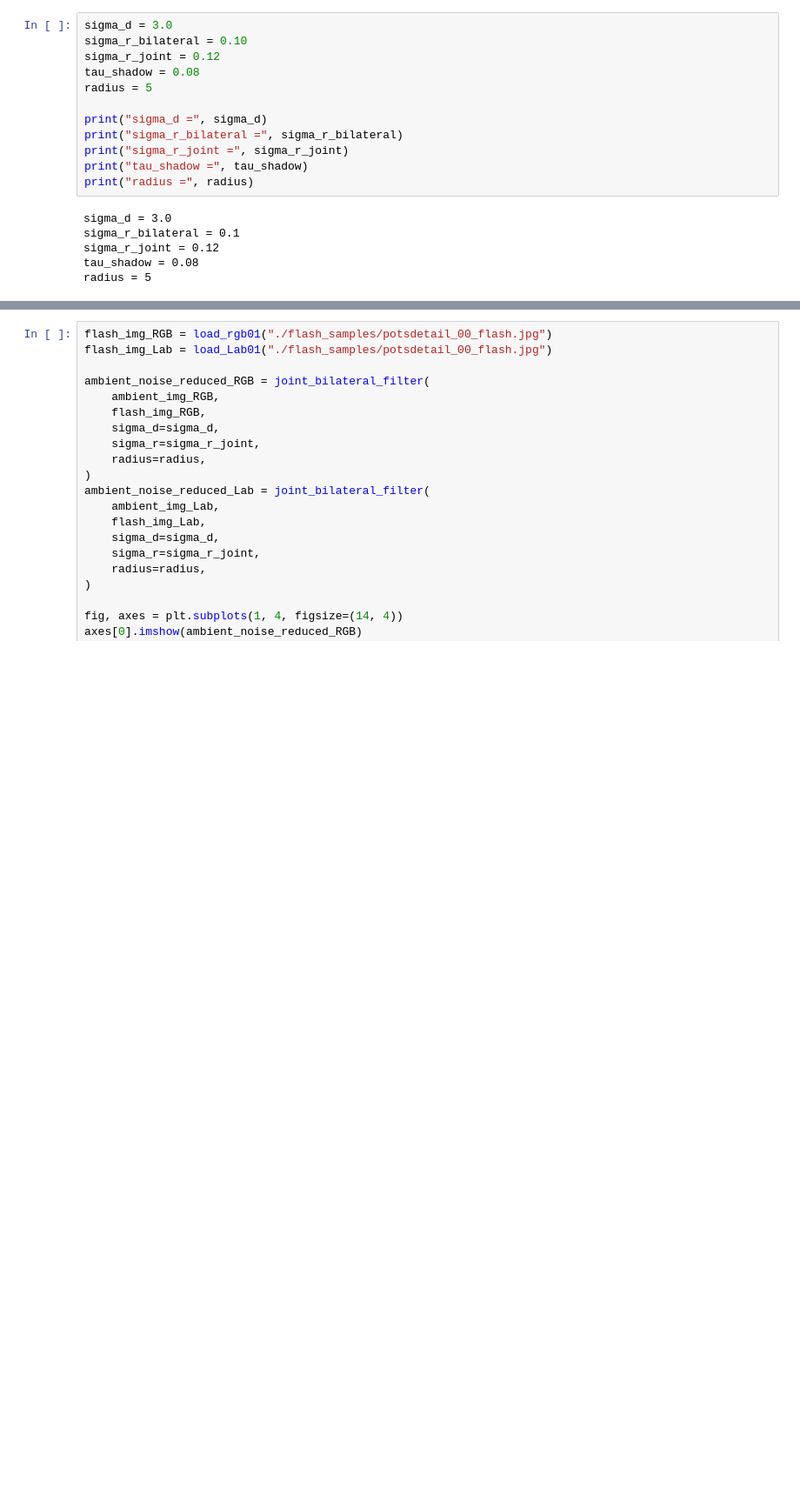
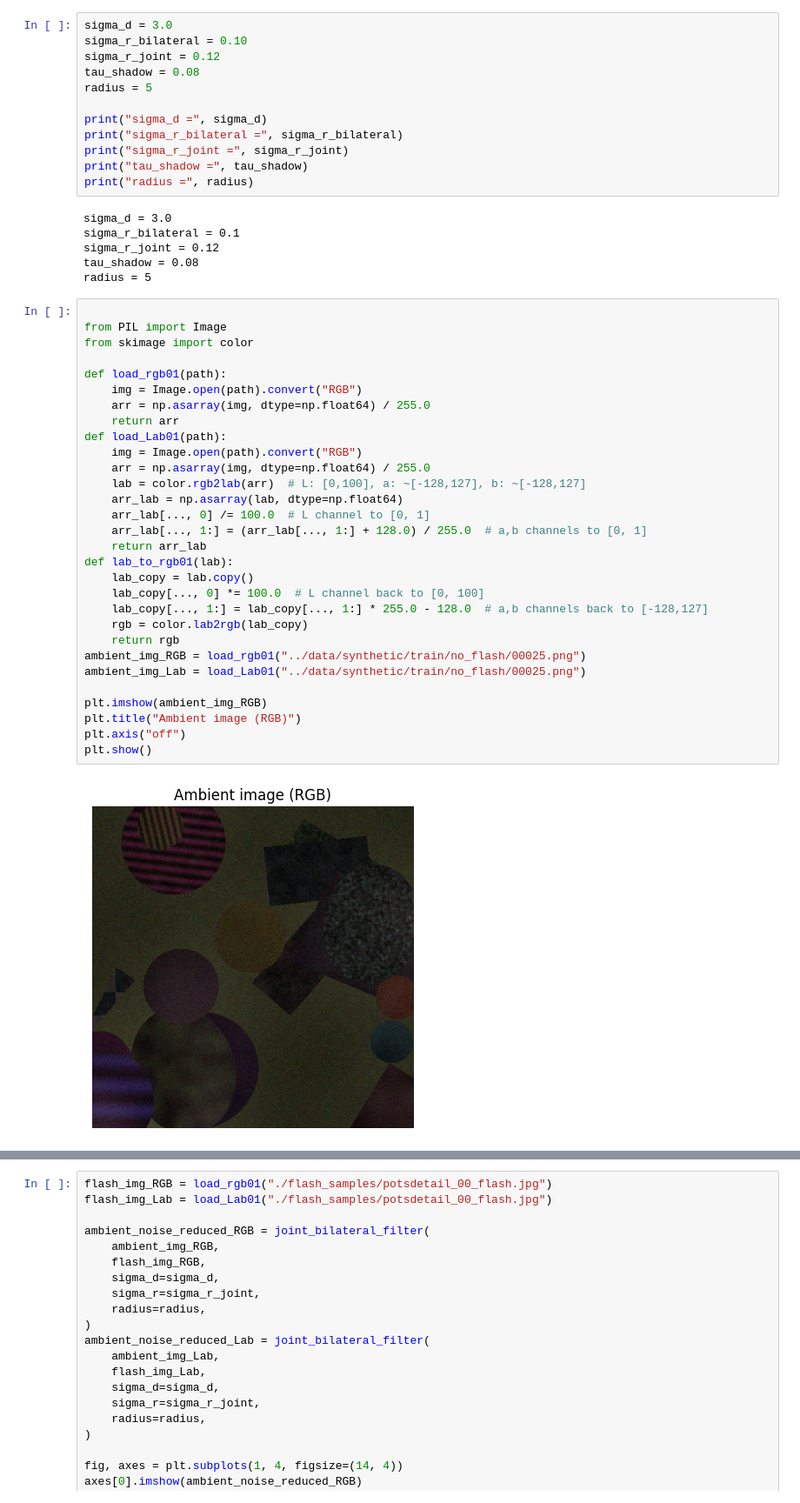
Before and after one commit to cheyu-cyber/flash_no_flash, a Jupyter notebook: classical_joint_bilateral__method/demo.ipynb, the cells around one changed output, grey strips where cells are left out. Shown at 87% size. Saved outputs shown, nothing was run; the diff lists cells and outputs as text; blank space fills up the shorter version.

```diff
--- a/classical_joint_bilateral__method/demo.ipynb
+++ b/classical_joint_bilateral__method/demo.ipynb
@@ -71,4 +71,36 @@ sigma_r_bilateral = 0.1
 sigma_r_joint = 0.12
 tau_shadow = 0.08
 radius = 5
+# %%
+
+from PIL import Image
+from skimage import color
+
+def load_rgb01(path):
+    img = Image.open(path).convert("RGB")
+    arr = np.asarray(img, dtype=np.float64) / 255.0
+    return arr
+def load_Lab01(path):
+    img = Image.open(path).convert("RGB")
+    arr = np.asarray(img, dtype=np.float64) / 255.0
+    lab = color.rgb2lab(arr)  # L: [0,100], a: ~[-128,127], b: ~[-128,127]
+    arr_lab = np.asarray(lab, dtype=np.float64)
+    arr_lab[..., 0] /= 100.0  # L channel to [0, 1]
+    arr_lab[..., 1:] = (arr_lab[..., 1:] + 128.0) / 255.0  # a,b channels to [0, 1]
+    return arr_lab
+def lab_to_rgb01(lab):
+    lab_copy = lab.copy()
+    lab_copy[..., 0] *= 100.0  # L channel back to [0, 100]
+    lab_copy[..., 1:] = lab_copy[..., 1:] * 255.0 - 128.0  # a,b channels back to [-128,127]
+    rgb = color.lab2rgb(lab_copy)
+    return rgb
+ambient_img_RGB = load_rgb01("../data/synthetic/train/no_flash/00025.png")
+ambient_img_Lab = load_Lab01("../data/synthetic/train/no_flash/00025.png")
+
+plt.imshow(ambient_img_RGB)
+plt.title("Ambient image (RGB)")
+plt.axis("off")
+plt.show()
+# %% [output]
+[figure, added]
 # %%
```
Also changed, not shown: parts of 2 cells of this notebook, 8 other files.
